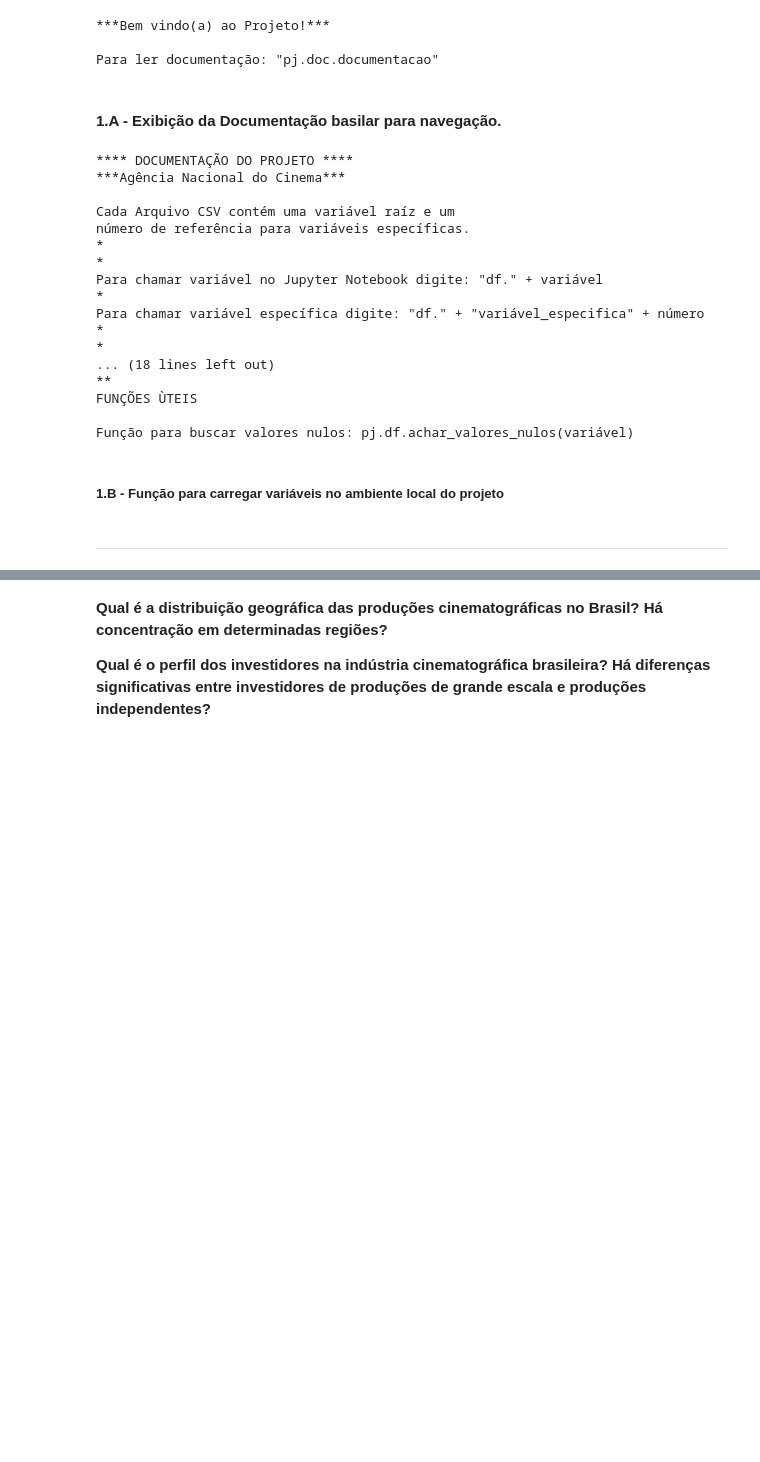
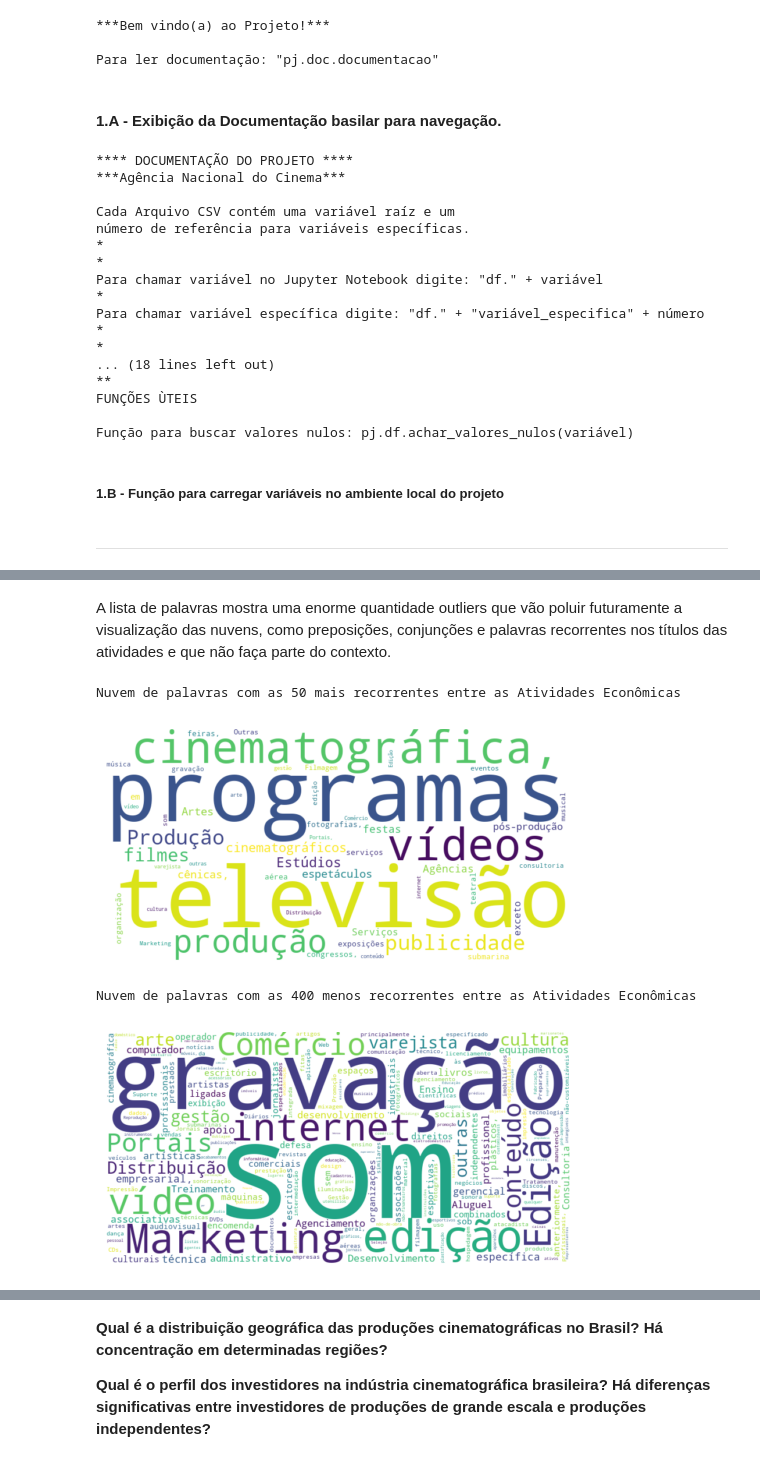
Before and after one commit to fonsecadados/AgenciaNacionalDoCinema_ANCINE, a Jupyter notebook: ANCINE_DesafiosEOportunidades.ipynb, the cells around one changed output, grey strips where cells are left out. Saved outputs shown, nothing was run; the diff lists cells and outputs as text; code cells hidden in the pictures; blank space fills up the shorter version.

```diff
--- a/ANCINE_DesafiosEOportunidades.ipynb
+++ b/ANCINE_DesafiosEOportunidades.ipynb
@@ -138,0 +233,20 @@ max       57331.000000                 1.000000
+# %%
+#Além de dados estatísticos sobre as atividades econômicas, vamos extrair nuvens de palavras encontradas nas
+#atividades mais recorrentes e menos recorrentes das produtoras com classificação de nível.
+
+#Criar nuvem geral de palavras encontradas
+
+#Criar lista de atividades econômicas
+lista_atividades = agnts_tabela_unificada['ATIVIDADE_ECONOMICA'].tolist()
+
+palavra = []
+for atividade in lista_atividades:
+    palavra.extend(atividade.split())
+
+#Excluir outliers
+lista_atividades_counter = co(lista_atividades)
+palavra_counter = co(palavra) #Método para contar as palavras
+print(f'Número de Atividades Econômicas distintas: {len(lista_atividades_counter)}')
+
+atividade_economica_contagem = pd.DataFrame(agnts_tabela_unificada['ATIVIDADE_ECONOMICA'].value_counts().head(10))
+atividade_economica_contagem
@@ -138,0 +267,46 @@ max       57331.000000                 1.000000
+# %% [markdown]
+A lista de palavras mostra uma enorme quantidade outliers que vão poluir futuramente a visualização das nuvens, como preposições, conjunções e palavras recorrentes nos títulos das atividades e que não faça parte do contexto.
+# %%
+#Lista de palavras da tabela de produtoras independentes para excluir
+palavras_excluir = ['de', 'e', 'não', 'anteriormente', 'Atividades', 'especificadas', 'para', 'atividades',\
+                     'especificados', 'complementares', 'à', 'na', 'direto', 'outros', 'informação', 'provedores']
+palavras_frequencia = [palavra for palavra in palavra if palavra not in palavras_excluir]
+# palavras_frequencia = co(palavras_frequencia)
+# Suponha que você tenha a lista de palavras filtradas armazenada em 'palavras_frequencia'
+palavras_frequencia = [palavra for palavra in palavra if palavra not in palavras_excluir]
+
+# Crie um objeto Counter com as palavras filtradas
+contador_palavras = co(palavras_frequencia)
+
+# Obtenha as 25 palavras mais comuns
+maior_frequencia = contador_palavras.most_common(50)
+menor_frequencia = contador_palavras.most_common()[-399:]
+
+# Converta as palavras e suas frequências em um dicionário
+dic_palavras_maior_frequencia = dict(maior_frequencia)
+dic_palavras_menor_frequencia = dict(menor_frequencia)
+
+# Crie uma nuvem de palavras para as 25 palavras mais comuns
+nuvem_palavras_maior_frequencia = wc(width=800, height=400, background_color='white').generate_from_frequencies(dic_palavras_maior_frequencia)
+
+# Plote a nuvem de palavras para as 25 palavras mais comuns
+print('Nuvem de palavras com as 50 mais recorrentes entre as Atividades Econômicas')
+plt.figure(figsize=(6, 4))
+plt.imshow(nuvem_palavras_maior_frequencia, interpolation='bilinear')
+plt.axis('off')
+plt.show()
+
+# Crie uma nuvem de palavras para as 415 palavras menos comuns
+nuvem_palavras_menor_frequencia = wc(width=800, height=400, background_color='white').generate_from_frequencies(dic_palavras_menor_frequencia)
+
+# Plote a nuvem de palavras para as 415 palavras menos comuns
+print('Nuvem de palavras com as 400 menos recorrentes entre as Atividades Econômicas')
+plt.figure(figsize=(6, 4))
+plt.imshow(nuvem_palavras_menor_frequencia, interpolation='bilinear')
+plt.axis('off')
+plt.show()
+# %% [output]
+Nuvem de palavras com as 50 mais recorrentes entre as Atividades Econômicas
+[figure, added]
+Nuvem de palavras com as 400 menos recorrentes entre as Atividades Econômicas
+[figure, added]
```
Also changed, not shown: parts of 33 cells of this notebook, 3 other files.
